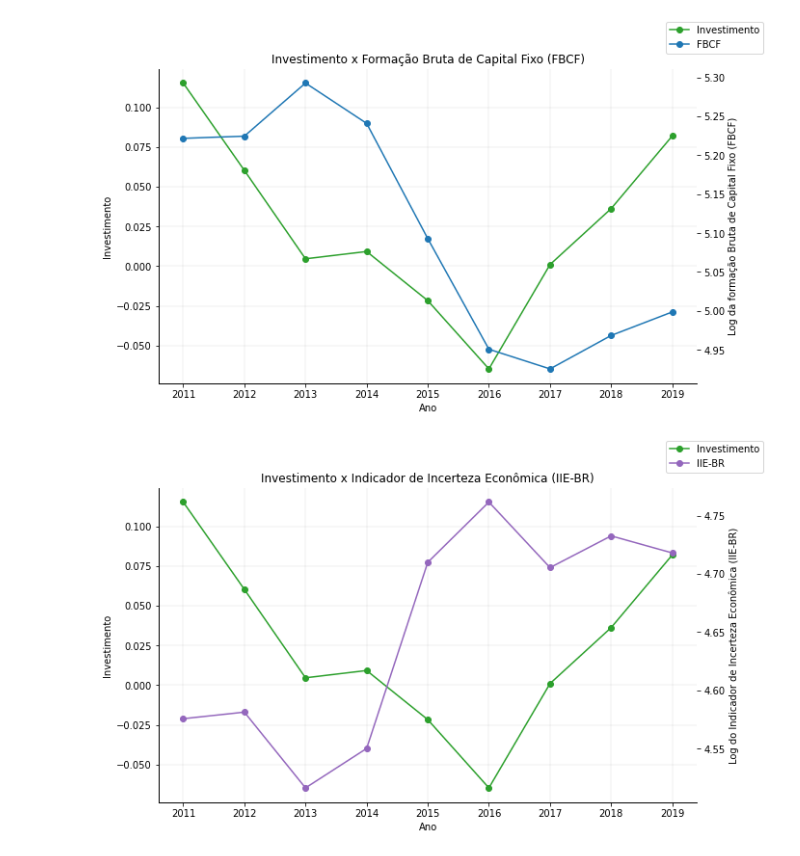
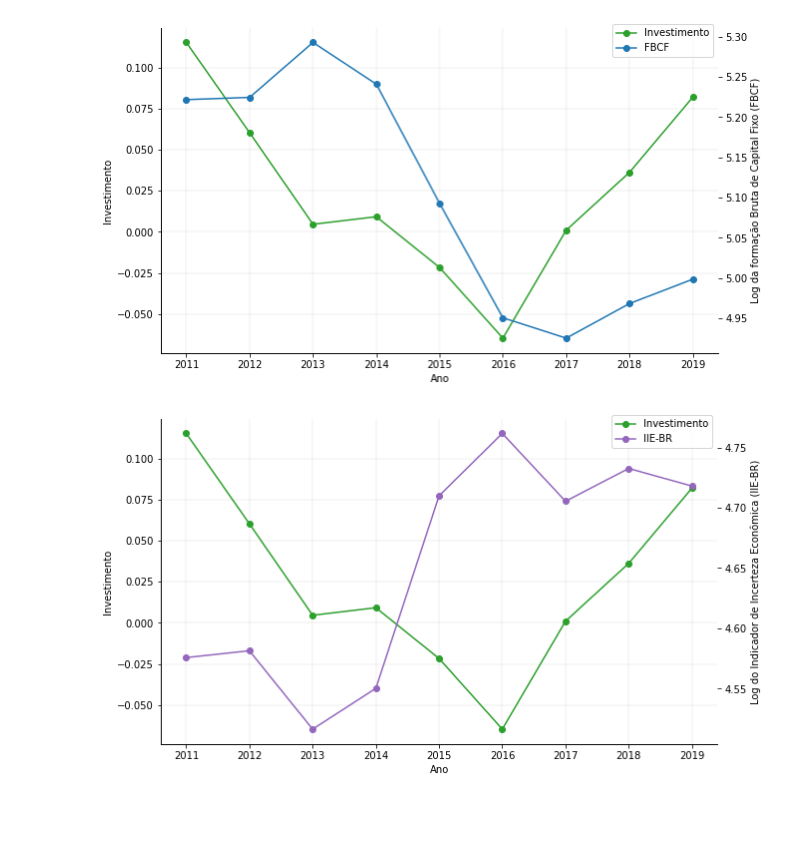
Before and after one commit to Renatochaz/economic_policy_uncertainty, a Jupyter notebook: py_files/graphs.ipynb, the cells around one changed output. Saved outputs shown, nothing was run; the diff lists cells and outputs as text; code cells hidden in the pictures; blank space fills up the shorter version.

```diff
--- a/py_files/graphs.ipynb
+++ b/py_files/graphs.ipynb
@@ -68,36 +76,35 @@ ax = pds.plot(
     x='ano',
     y='inv',
     legend=False,
     label='Investimento',
     marker='o',
     color='#2ca02c'
     )
 ax.set(
-    title = 'Investimento x Formação Bruta de Capital Fixo (FBCF)',
     xlabel = 'Ano',
     ylabel = 'Investimento'
     )
 ax2 = ax.twinx()
 pds.plot(
     x='ano',
     y='fbcf',
     ax=ax2,
     legend=False,
     marker='o',
     color='C0',
     figsize=(10,6),
     label='FBCF'
     )
-ax.figure.legend()
+ax.figure.legend(loc='upper right', ncol=1, bbox_to_anchor=(0.9, 0.9))
 ax.spines['top'].set_visible(False)
 ax.spines['right'].set_visible(False)
 ax2.spines['top'].set_visible(False)
 ax2.spines['right'].set_visible(False)
 ax.grid(color='grey', linestyle='-', linewidth=0.25, alpha=0.5)
 ax2.set_ylabel('Log da formação Bruta de Capital Fixo (FBCF)')
 plt.show()
 # %% [output]
-[figure, old version]
+[figure, new version]
 # %%
 ax = pds.plot(
     x='ano',
@@ -108,7 +115,6 @@ ax = pds.plot(
     color='#2ca02c'
     )
 ax.set(
-    title = 'Investimento x Indicador de Incerteza Econômica (IIE-BR)',
     xlabel = 'Ano',
     ylabel = 'Investimento'
     )
@@ -123,7 +129,7 @@ pds.plot(
     figsize=(10,6),
     label='IIE-BR'
     )
-ax.figure.legend()
+ax.figure.legend(loc='upper right', ncol=1, bbox_to_anchor=(0.9, 0.9))
 ax.spines['top'].set_visible(False)
 ax.spines['right'].set_visible(False)
 ax2.spines['top'].set_visible(False)
@@ -132,7 +138,7 @@ ax.grid(color='grey', linestyle='-', linewidth=0.25, alpha=0.5)
 ax2.set_ylabel('Log do Indicador de Incerteza Econômica (IIE-BR)')
 plt.show()
 # %% [output]
-[figure, old version]
+[figure, new version]
 # %%
 ax = pds.plot(
     x='ano',
```
Also changed, not shown: parts of 6 cells of this notebook, 6 other files.
